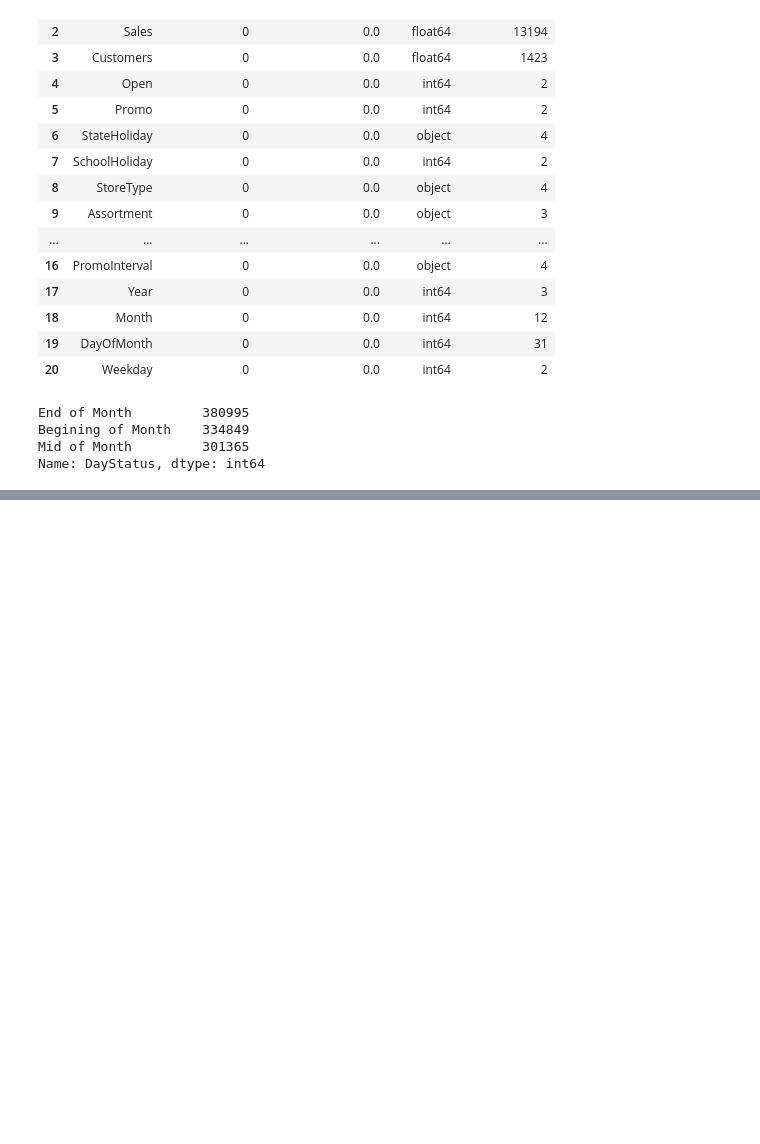
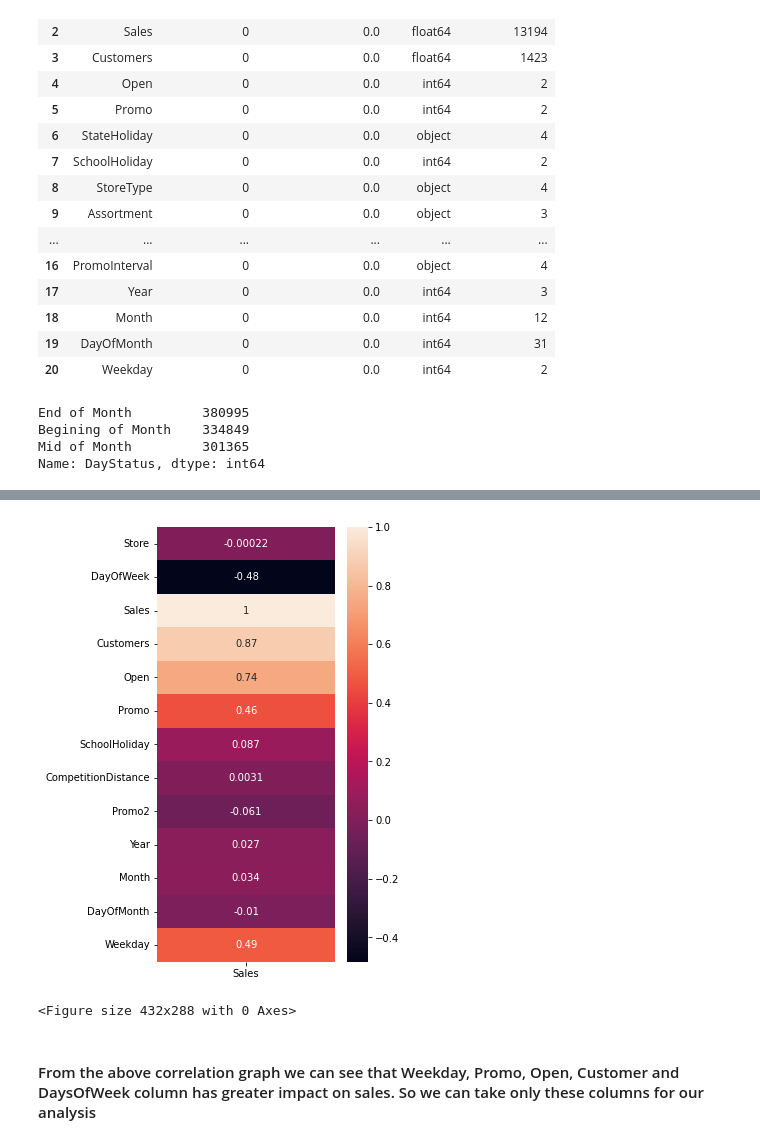
Before and after one commit to Micky373/Sales_forcasting, a Jupyter notebook: notebooks/data_preprocessing.ipynb, the cells around one changed output, grey strips where cells are left out. Saved outputs shown, nothing was run; the diff lists cells and outputs as text; code cells hidden in the pictures; blank space fills up the shorter version.

```diff
--- a/notebooks/data_preprocessing.ipynb
+++ b/notebooks/data_preprocessing.ipynb
@@ -84,0 +81,12 @@ categorical_col.head()
+# %%
+# Lets check the most correlated columns and see the heatmap
+
+plt.figure(figsize=(4, 8))
+sns.heatmap(numerical_col.corr().loc['Sales',:].to_frame(), annot=True)
+plt.show()
+plt.savefig('../charts/sales_vs_all_corr.jpg')
+# %% [output]
+[figure, added]
+<Figure size 432x288 with 0 Axes>
+# %% [markdown]
+#### From the above correlation graph we can see that Weekday, Promo, Open, Customer and DaysOfWeek column has greater impact on sales. So we can take only these columns for our analysis
```
Also changed, not shown: parts of 3 cells of this notebook, 1 other file.
